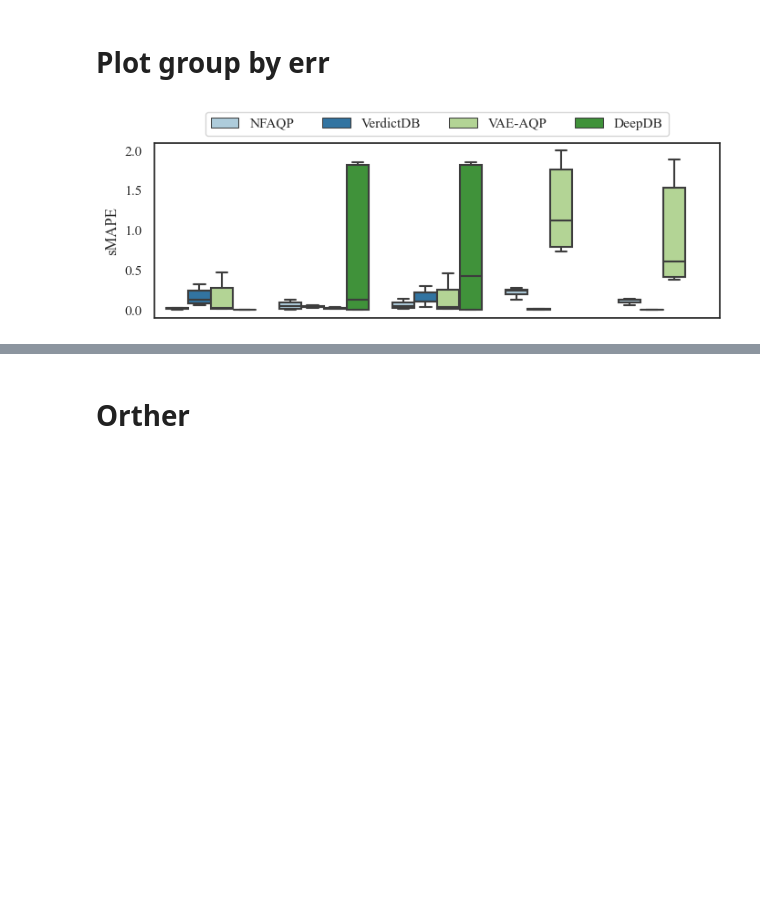
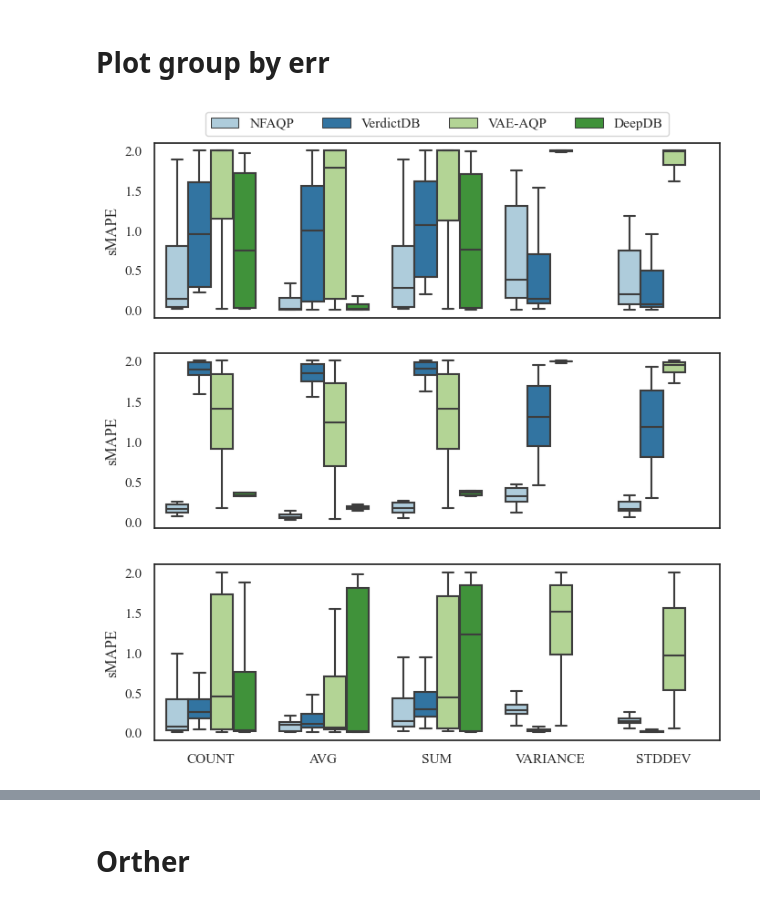
Before and after one commit to cenlibin/NFAQP, a Jupyter notebook: plot/seaborn.ipynb, the cells around one changed output, grey strips where cells are left out. Saved outputs shown, nothing was run; the diff lists cells and outputs as text; code cells hidden in the pictures; blank space fills up the shorter version.

```diff
--- a/plot/seaborn.ipynb
+++ b/plot/seaborn.ipynb
@@ -17,10 +17,10 @@ print(src_df.shape)
 import seaborn as sns
 import pandas as pd
 import matplotlib.pyplot as plt
-n_pred_tresh = 5
+n_pred_tresh = 6
 ratio = 3.5
 high = 2.5
-for i, dataset in enumerate(['flights', 'pm25', 'lineitem']):
+for i, dataset in enumerate(['flights', 'pm25', 'lineitemext']):
     df = pd.read_csv(f'/home/clb/AQP/output/flow-tiny-{dataset}-spline/eval.csv')
     df = df[df['n_predicates'] <= n_pred_tresh]
     methods = ['flow', 'verdict', 'vae', 'deepdb']
@@ -74,9 +147,9 @@ import matplotlib.pyplot as plt
 n_pred_tresh = 5
 ratio = 3.5
 high = 2.5
-for i, dataset in enumerate(['lineitem']):
+for i, dataset in enumerate(['pm25', 'flights', 'lineitemext']):
     df = pd.read_csv(f'/home/clb/AQP/output/flow-tiny-{dataset}-spline/eval-groupby.csv')
-    df = df[df['n_predicates'] <= n_pred_tresh]
+    # df = df[df['n_predicates'] <= n_pred_tresh]
     methods = ['flow', 'verdict', 'vae', 'deepdb']
     funcs = ['cnt', 'avg', 'sum', 'var', 'std']
 
@@ -86,32 +159,34 @@ for i, dataset in enumerate(['lineitem']):
     plot_df = pd.DataFrame([], columns=['Methods', 'Aggregation Functions', 'sMAPE'])
 
     N = df.shape[0]
     for m in methods:
         for f in funcs:
             if m == 'deepdb' and f in ['var', 'std']:
                 continue
             err_col = df [f'{m}_{f}_err']
             sub_df = pd.DataFrame([[funcs_alias[f]] * N, [methods_alias[m]] * N, err_col]).transpose()
             sub_df.columns = plot_df.columns
             plot_df = pd.concat([plot_df, sub_df])
 
 
     fig = plt.figure(figsize=(int(high * ratio), high))
     sns.set(font="Times New Roman", style='white', palette="Paired", font_scale=1)
     ax = sns.boxplot(x="Methods", y="sMAPE",
                     hue="Aggregation Functions", showfliers=False, palette="Paired",
                     data=plot_df)
     ax.set(xlabel=None)
     if i != 2:
         ax.set_xticklabels([])
     if i != 0:
         ax.get_legend().remove()
     else:
         sns.move_legend(ax, 'lower center', bbox_to_anchor=(.5, 1), ncol=4, title=None, frameon=True)
         pass
     sns.set_style("whitegrid") # 白色网格背景
 
 
-    plt.savefig(f"./err/{dataset}_err.pdf", format="pdf", dpi=1200, bbox_inches="tight")
+    plt.savefig(f"./err/{dataset}_groupby_err.pdf", format="pdf", dpi=1200, bbox_inches="tight")
 # %% [output]
-[figure, old version]
+[figure, new version]
+[figure, added]
+[figure, added]
```
Also changed, not shown: parts of 5 cells of this notebook, 13 other files.
